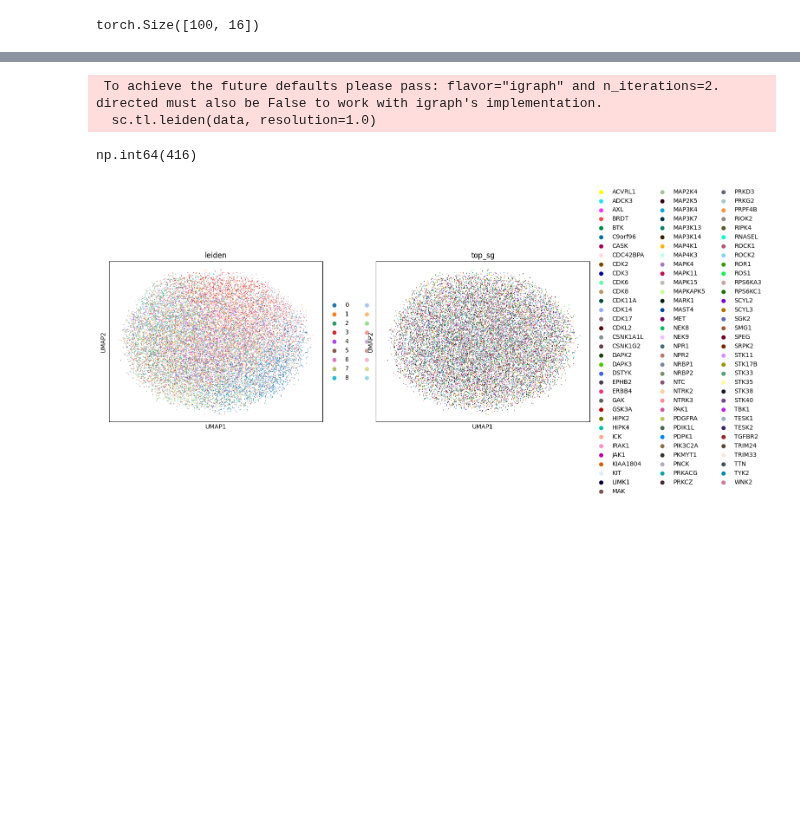
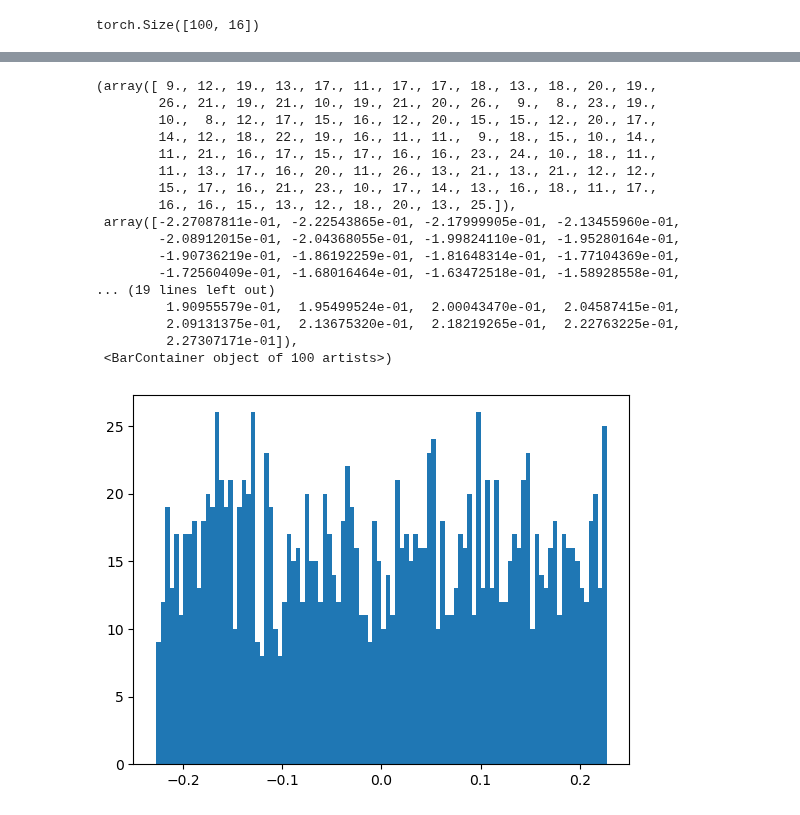
Before and after one commit to azizilab/SHERLOCK, a Jupyter notebook: PerturbVAE/training_test.ipynb, the cells around one changed output, grey strips where cells are left out. Saved outputs shown, nothing was run; the diff lists cells and outputs as text; code cells hidden in the pictures; blank space fills up the shorter version.

```diff
--- a/PerturbVAE/training_test.ipynb
+++ b/PerturbVAE/training_test.ipynb
@@ -306,16 +312,22 @@ sc.pl.umap(z0_data, color=['treatment', 'top_sg'], frameon=False, show=True)
-# %%
-sc.pp.neighbors(data, use_rep='rho', n_neighbors=15)
-
-sc.tl.leiden(data, resolution=1.0)
-sc.tl.umap(data)
-# %% [output]
- To achieve the future defaults please pass: flavor="igraph" and n_iterations=2.  directed must also be False to work with igraph's implementation.
-  sc.tl.leiden(data, resolution=1.0)
-# %%
-np.sum(data.obs.top_sg == 'NTC')
-# %% [output]
-np.int64(416)
-# %%
-sc.pl.umap(data, color=['leiden', 'top_sg'])
-# %% [output]
-[figure, removed]
+# %%
+B = model.B.detach().cpu().numpy()
+plt.hist(B.flatten(), bins=100)
+# %% [output]
+(array([ 9., 12., 19., 13., 17., 11., 17., 17., 18., 13., 18., 20., 19.,
+        26., 21., 19., 21., 10., 19., 21., 20., 26.,  9.,  8., 23., 19.,
+        10.,  8., 12., 17., 15., 16., 12., 20., 15., 15., 12., 20., 17.,
+        14., 12., 18., 22., 19., 16., 11., 11.,  9., 18., 15., 10., 14.,
+        11., 21., 16., 17., 15., 17., 16., 16., 23., 24., 10., 18., 11.,
+        11., 13., 17., 16., 20., 11., 26., 13., 21., 13., 21., 12., 12.,
+        15., 17., 16., 21., 23., 10., 17., 14., 13., 16., 18., 11., 17.,
+        16., 16., 15., 13., 12., 18., 20., 13., 25.]),
+ array([-2.27087811e-01, -2.22543865e-01, -2.17999905e-01, -2.13455960e-01,
+        -2.08912015e-01, -2.04368055e-01, -1.99824110e-01, -1.95280164e-01,
+        -1.90736219e-01, -1.86192259e-01, -1.81648314e-01, -1.77104369e-01,
+        -1.72560409e-01, -1.68016464e-01, -1.63472518e-01, -1.58928558e-01,
+... (19 lines left out)
+         1.90955579e-01,  1.95499524e-01,  2.00043470e-01,  2.04587415e-01,
+         2.09131375e-01,  2.13675320e-01,  2.18219265e-01,  2.22763225e-01,
+         2.27307171e-01]),
+ <BarContainer object of 100 artists>)
+[figure, added]
```
Also changed, not shown: parts of 7 cells of this notebook, 1 other file.
